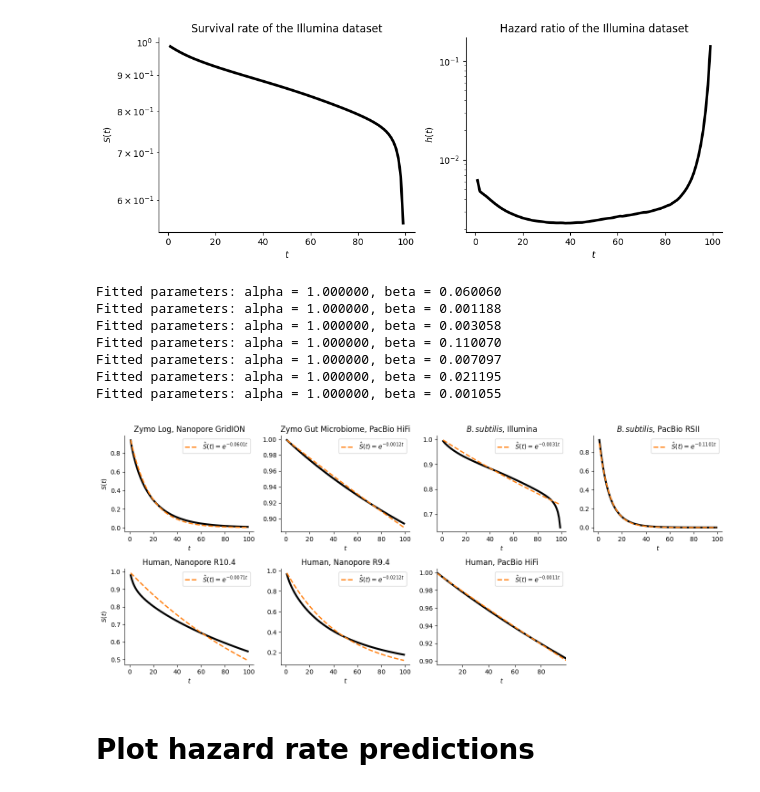
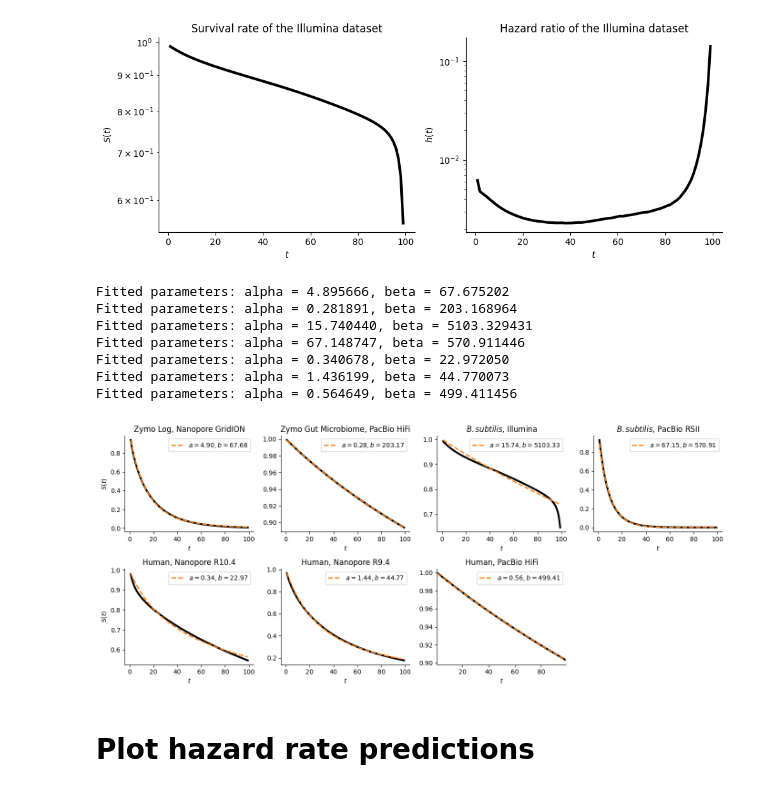
Before and after one commit to GZHoffie/skiver-test, a Jupyter notebook: experiments/counting_error_free_kmers/plot_results.ipynb, the cells around one changed output. Drawn from its saved outputs; the diff is of its cells as text; code cells hidden in the pictures.

```diff
--- a/experiments/counting_error_free_kmers/plot_results.ipynb
+++ b/experiments/counting_error_free_kmers/plot_results.ipynb
@@ -227,8 +227,11 @@ import seaborn as sns
 def fit_function_constant(i, alpha, beta):
     return np.exp(- beta * i)
 
-def fit_function_normal(i, mean, std):
-    return np.exp(mean * i + (std ** 2) * (i ** 2) / 2)
+from scipy.special import betaln
+
+def fit_function_beta(t, alpha, beta):
+
+    return np.exp(betaln(alpha, beta + t) - betaln(alpha, beta))
 
 def fit_function_discrete_weibull(i, l, k):
     return l ** (i ** 1)
@@ -263,7 +266,7 @@ hazard_ratio_estimate_range = range(1, 100)
 fig, axes = plt.subplots(2, 4, figsize=(14, 6))
 axes = axes.flatten()
 
-func = fit_function_constant
+func = fit_function_beta
 #func = fit_function_constant
 
 for i in range(len(kmer_hit_rate_csv)):
@@ -286,47 +289,48 @@ for i in range(len(kmer_hit_rate_csv)):
     l = np.log(alpha)
 
     # Constant model
-    math_label = '$\hat{S}(t) = e^{-%.4ft}$' % (bet)
+    #math_label = '$\hat{S}(t) = e^{-%.4ft}$' % (bet)
 
     # Beta model
-    #math_label = '$\hat{S}(t) = %.1f/(%.1f+%.1f+t)$' % (alpha, alpha, bet)
+    math_label = '$a=%.2f, b=%.2f$' % (alpha, bet)
 
     #axes[i].set_yscale('log')
     #axes[i].set_xscale('log')
 
     axes[i].plot(hazard_ratio_plot_range, survival_rates_plot, linewidth=3, color='black')
     fitted_hazard_ratios = [func(t, alpha, bet) for t in hazard_ratio_plot_range]
     axes[i].plot(hazard_ratio_plot_range, fitted_hazard_ratios, linewidth=2, linestyle='--', label=math_label, color='C1')
 
     axes[i].tick_params(axis='both')
     axes[i].spines['top'].set_visible(False)
     axes[i].spines['right'].set_visible(False)
 
     axes[i].set_title(labels[i])
     axes[i].set_xlabel('$t$')
     if i % 4 == 0:
         axes[i].set_ylabel('$S(t)$')
     axes[i].legend()
 
 # Hide any unused subplots
 for j in range(i + 1, len(axes)):
     fig.delaxes(axes[j])
 
 plt.tight_layout()
 
 plt.xlim(hazard_ratio_plot_range.start, hazard_ratio_plot_range.stop - 1)
-plt.savefig("../../figures/survival_rate_fit_constant.pdf")
+#plt.savefig("../../figures/survival_rate_fit_constant.pdf")
+plt.savefig("../../figures/survival_rate_fit_beta.pdf")
 plt.show()
 #plt.ylim(0, 0.05)
 # %% [output]
-Fitted parameters: alpha = 1.000000, beta = 0.060060
-Fitted parameters: alpha = 1.000000, beta = 0.001188
-Fitted parameters: alpha = 1.000000, beta = 0.003058
-Fitted parameters: alpha = 1.000000, beta = 0.110070
-Fitted parameters: alpha = 1.000000, beta = 0.007097
-Fitted parameters: alpha = 1.000000, beta = 0.021195
-Fitted parameters: alpha = 1.000000, beta = 0.001055
+Fitted parameters: alpha = 4.895666, beta = 67.675202
+Fitted parameters: alpha = 0.281891, beta = 203.168964
+Fitted parameters: alpha = 15.740440, beta = 5103.329431
+Fitted parameters: alpha = 67.148747, beta = 570.911446
+Fitted parameters: alpha = 0.340678, beta = 22.972050
+Fitted parameters: alpha = 1.436199, beta = 44.770073
+Fitted parameters: alpha = 0.564649, beta = 499.411456
-[figure, old version]
+[figure, new version]
 # %% [markdown]
 # Plot hazard rate predictions
 # %%
```
Also changed, not shown: 3 other files.
